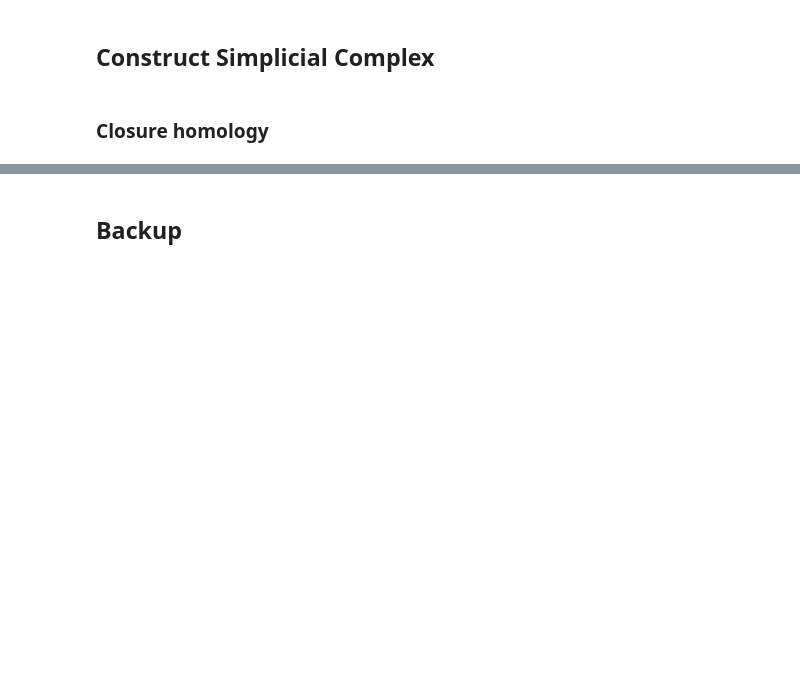
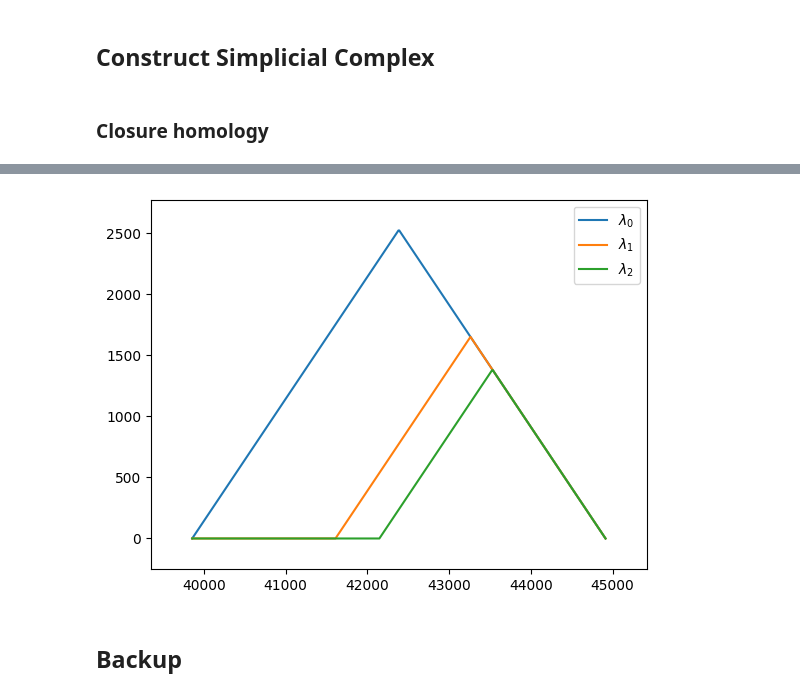
Before and after one commit to ALuchinsky/hpx_test, a Jupyter notebook: papers/tda_papers.ipynb, the cells around one changed output, grey strips where cells are left out. Cells and saved outputs as stored; diff of their text form; code cells hidden in the pictures; blank space fills up the shorter version.

```diff
--- a/papers/tda_papers.ipynb
+++ b/papers/tda_papers.ipynb
@@ -136,3 +166,12 @@ betti_numbers(h_small)
+# %%
+from persim import PersLandscapeApprox, PersLandscapeExact
+from persim.landscapes import plot_landscape_simple
+
+
+pla = PersLandscapeApprox(dgms=diag_small,hom_deg=1)
+ax = plot_landscape_simple(pla, depth_range=range(3))
+# %% [output]
+[figure, added]
 # %% [markdown]
 ## Backup
 # %%
```
Also changed, not shown: parts of 14 cells of this notebook.
